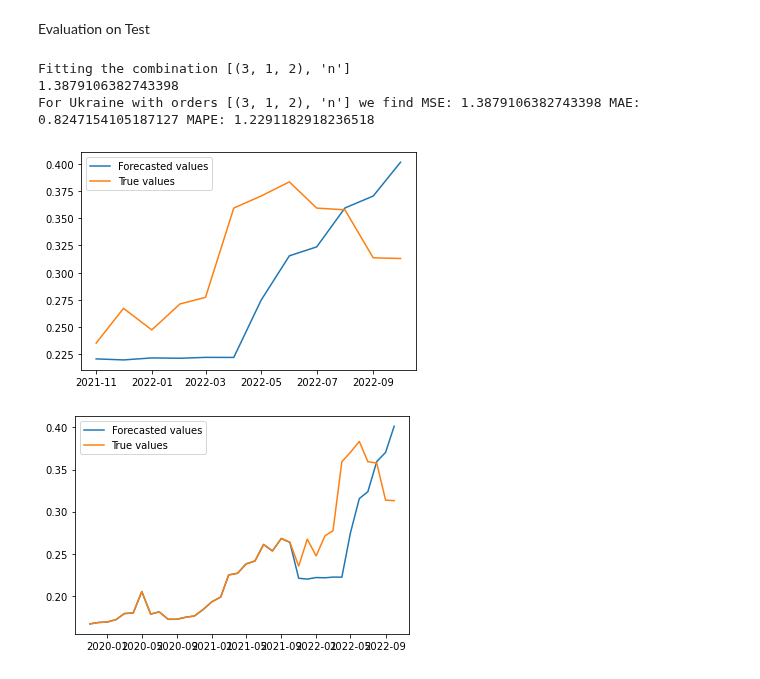
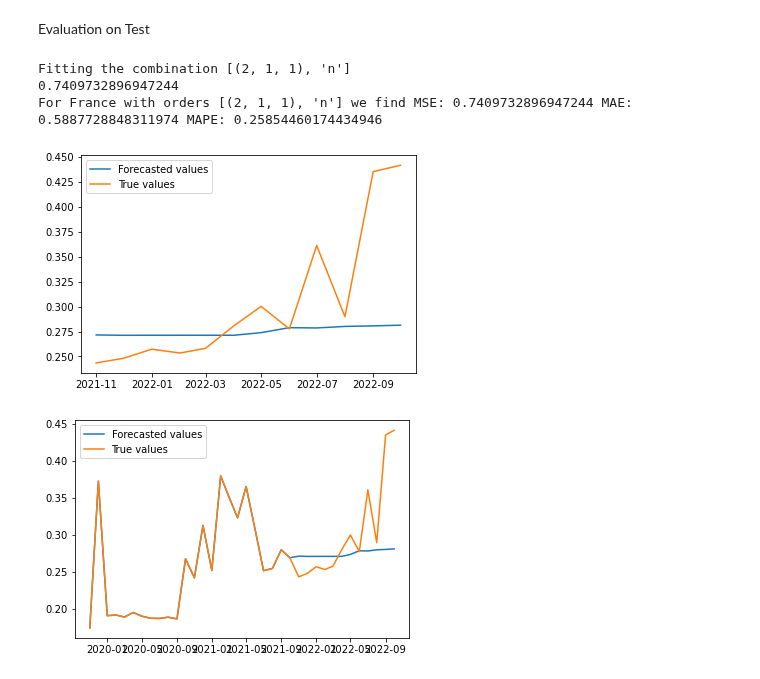
Before and after one commit to Gogonemnem/erasmus-university-rotterdam-assignments, a Jupyter notebook: code/notebooks/Liza/ARIMA.ipynb, the cells around one changed output. Cells and saved outputs as stored; diff of their text form; code cells hidden in the pictures.

Commit message:
Adjusting standardization

```diff
--- a/code/notebooks/Liza/ARIMA.ipynb
+++ b/code/notebooks/Liza/ARIMA.ipynb
@@ -144,11 +153,0 @@ def transform_data(df):
-# %%
-#Function take log of price and standardize test set
-def transform_data_test(df,mean_list, sd_list):
-    df = np.log(df)
-    col_list = df.columns
-
-    for i in range(len(col_list)):
-        col = col_list[i]
-        df[col] = (df[col]-mean_list[i])/sd_list[i]
-
-    return df
@@ -203,24 +206,3 @@ print(variable_list)
 # %% [output]
 ['Brazil', 'France', 'Germany', 'Hungary', 'Ukraine']
 ['AVG_TAVG', 'Corn Price Futures', 'MAX_TMAX', 'MIN_TMIN', 'OBS_VALUE_QUANTITY_TON', 'OBS_VALUE_VALUE_1000EURO', 'OIL_PRICE $/bbl', 'agricultural_land', 'energy_use_kg_of_oil_equivalent_per_capita', ' ...
-# %%
-country = 'Ukraine'
-df = df_maize.xs(country, axis = 1, level =1 , drop_level=True) #ADJUST to country
-
-#Stationairity
-decom = sm.tsa.seasonal_decompose(df.price, model='additive')
-decom.plot()
-plt.show()
-
-price_diff = df.price.diff()
-price_diff[0] = 0
-adfuller_test(price_diff) #Chose the max d order
-
-#ACF/PCF
-plot_acf(df.price) #Chose the max p order
-plt.show()
-
-plot_pacf(df.price) #Chose the max q order
-plt.show()
-
-df
@@ -254,7 +237,7 @@ if __name__ == '__main__':
 
     #Select which country dataset you want to forcast
     product = 'Maize'
-    country = 'Ukraine'
+    country = 'France'
     df = df_maize.xs(country, axis = 1, level =1 , drop_level=True) #ADJUST to country
 
     #split the data in test and train
@@ -267,11 +250,10 @@ if __name__ == '__main__':
     #take log price and standardize the data
     df_train = df_train_unedited.copy()
     df_train, mean_list, sd_list = transform_data_train(df_train)
-
     # model configs
-    p = 7
+    p = 8
     d = 2
-    q = 4
+    q = 8
     cfg_list = arima_config(p,d, q)
     step = [24,6] #history horizon and multistepforecast
 
@@ -371,7 +353,7 @@ Evaluation on Test
 # %%
 #Run test set
 df_test = df_test_unedited.copy()
-df_test, mean_tp, sd_tp = transform_data(df_test)
+df_test = transform_data_test(df_test, mean_list,sd_list)
 
 score_test, predictions_test = moving_window(df_test, step, best_cfg)
 
@@ -379,38 +361,38 @@ predictions_test_destandardize = np.exp(predictions_test*sd_list[df.columns.get_
 
 #measures MSE, MAE,MAPE
 #MSE = mean_squared_error(df_test_unedited.price[step[0]:], predictions_test_destandardize)
 #MAE = mean_absolute_error(df_test_unedited.price[step[0]:], predictions_test_destandardize)
 #MAPE = mean_absolute_percentage_error(df_test_unedited.price[step[0]:], predictions_test_destandardize)
 
 MSE = mean_squared_error(df_test.price[step[0]:], predictions_test)
 MAE = mean_absolute_error(df_test.price[step[0]:], predictions_test)
 MAPE = mean_absolute_percentage_error(df_test.price[step[0]:], predictions_test)
 
 print("For",country,"with orders",best_cfg,"we find MSE:", MSE,"MAE:",MAE,"MAPE:",MAPE)
 #Visulaize the test results
 
 #plot only forcast horizon
 plt.plot(predictions_test_destandardize,label='Forecasted values')
 plt.plot(df_test_unedited.price[step[0]:],label='True values')
 plt.legend()
 plt.show()
 
 #plot on full period
 trueprices_t = df_test_unedited.price
 forecasted_pricest = trueprices_t[:len(trueprices_t)-len(predictions_test_destandardize)]
 forecasted_pricest = forecasted_pricest.append(predictions_test_destandardize)
 
 
 plt.plot(forecasted_pricest,label='Forecasted values')
 plt.plot(trueprices_t,label='True values')
 plt.legend()
 plt.show()
 # %% [output]
-Fitting the combination [(3, 1, 2), 'n']
-1.3879106382743398
-For Ukraine with orders [(3, 1, 2), 'n'] we find MSE: 1.3879106382743398 MAE: 0.8247154105187127 MAPE: 1.2291182918236518
+Fitting the combination [(2, 1, 1), 'n']
+0.7409732896947244
+For France with orders [(2, 1, 1), 'n'] we find MSE: 0.7409732896947244 MAE: 0.5887728848311974 MAPE: 0.25854460174434946
-[figure, old version]
+[figure, new version]
-[figure, old version]
+[figure, new version]
 # %%
 #Export Forecasts
 destand_pred = pd.DataFrame(predictions_test_destandardize)
```
Also changed, not shown: parts of 10 cells of this notebook.
